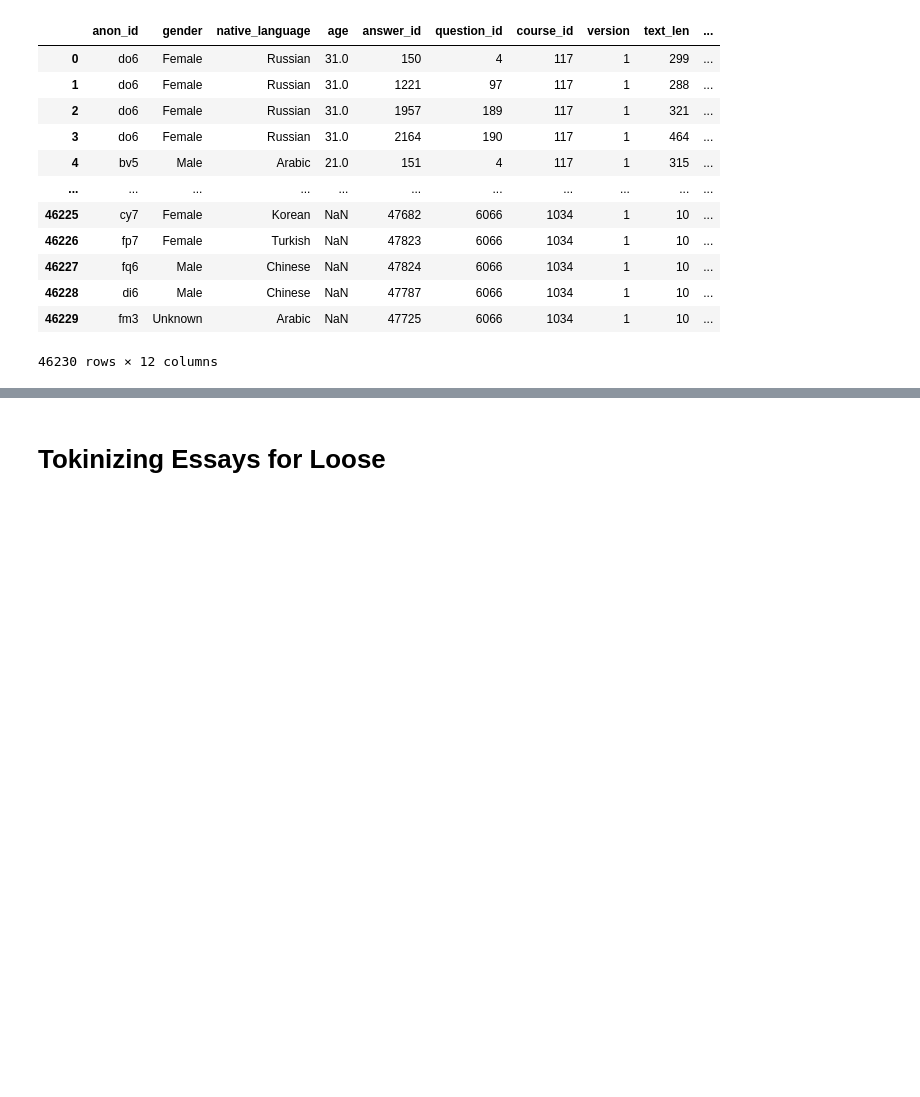
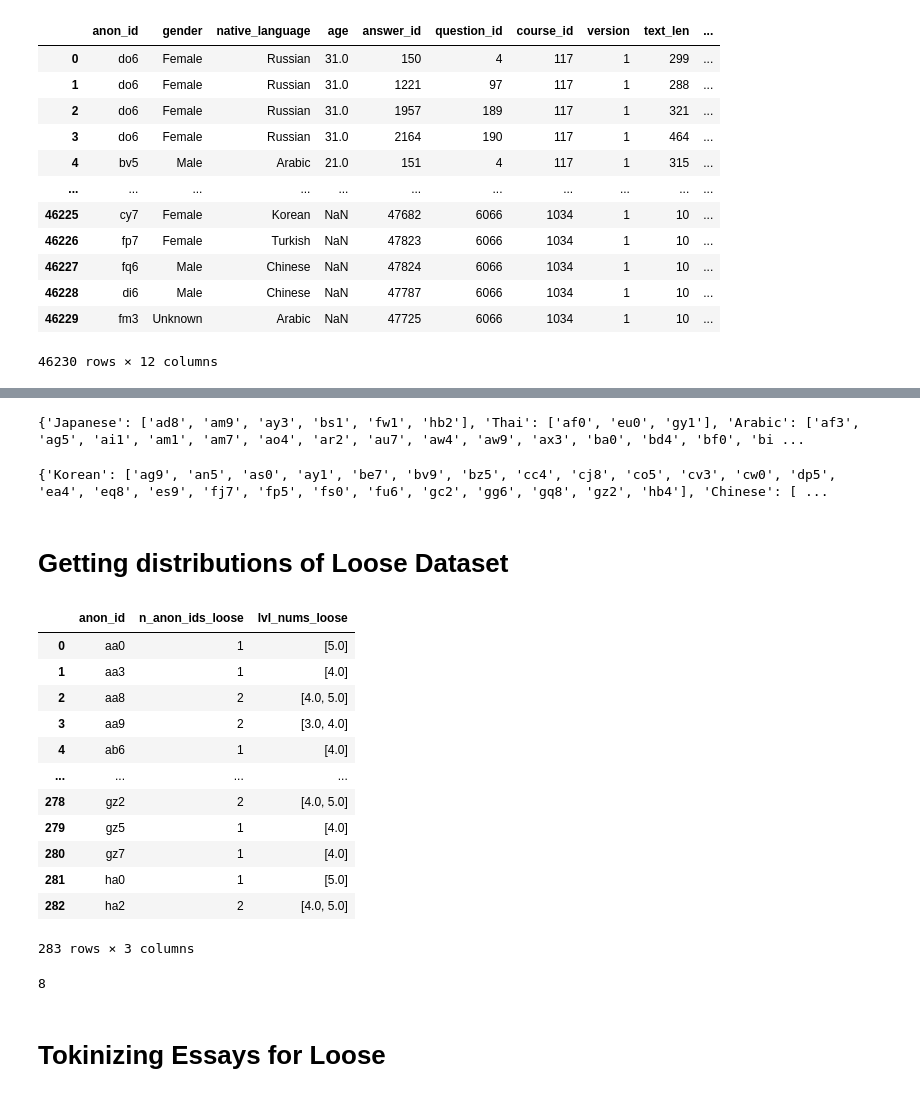
Before and after one commit to mencer456/LRDC-Research, a Jupyter notebook: Lexical-Richness.ipynb, the cells around one changed output, grey strips where cells are left out. Saved outputs shown, nothing was run; the diff lists cells and outputs as text; code cells hidden in the pictures; blank space fills up the shorter version.

```diff
--- a/Lexical-Richness.ipynb
+++ b/Lexical-Richness.ipynb
@@ -119,0 +227,76 @@ stu_ans_crs
+# %%
+lang_dict_all={}
+for i in all_three:
+    df_ind=binarySearchArr(all_anon,i)
+    key=sorted_sac.at[df_ind,'native_language']
+    val=sorted_sac.at[df_ind,'anon_id']
+
+    if key in lang_dict_all:
+        lang_dict_all[key].append(val)
+    else:
+        lang_dict_all[key]=[val]
+
+print(lang_dict_all)
+# %% [output]
+{'Japanese': ['ad8', 'am9', 'ay3', 'bs1', 'fw1', 'hb2'], 'Thai': ['af0', 'eu0', 'gy1'], 'Arabic': ['af3', 'ag5', 'ai1', 'am1', 'am7', 'ao4', 'ar2', 'au7', 'aw4', 'aw9', 'ax3', 'ba0', 'bd4', 'bf0', 'bi ...
+# %%
+remove=[]
+just_rks=lang_dict_all
+for key in just_rks.keys():
+    if (key != 'Korean' and key != 'Chinese' and key != 'Spanish'):
+        remove.append(key)
+
+
+for i in remove:
+        just_rks.pop(i)
+
+print(just_rks)
+# %% [output]
+{'Korean': ['ag9', 'an5', 'as0', 'ay1', 'be7', 'bv9', 'bz5', 'cc4', 'cj8', 'co5', 'cv3', 'cw0', 'dp5', 'ea4', 'eq8', 'es9', 'fj7', 'fp5', 'fs0', 'fu6', 'gc2', 'gg6', 'gq8', 'gz2', 'hb4'], 'Chinese': [ ...
+# %% [markdown]
+# Getting distributions of Loose Dataset
+# %%
+# dropping the columns that aren't needed for what we're doing right now
+dropped_loose=loose.drop(columns=['3Langs','Item','answer_id','gender','course_id','class_id','question_id','version','text1_len',
+                                     'text2_len','text3_len','text1','text2 (line breaks/extra spaces removed, spaces added to reach 60)',
+                                     'text3 (edits made to fix word counts)','Judgement','Notes'])
+final_loose=dropped_loose.dropna()
+# %%
+# this code gets how many times an id appeared (n_anon_ids) as well as an array of what levels they participated in (lvl_nums)
+clean_ids_lvl_loose=final_loose.groupby('anon_id').agg(
+    n_anon_ids_loose=('level_id', 'nunique'),
+    lvl_nums_loose=('level_id', get_uniques)
+)
+
+#changes the clean_ids_lvl's index so we can access the anon_id easier
+ind_loose= clean_ids_lvl_loose.reset_index()
+ind_loose
+# %% [output]
+|  | anon_id | n_anon_ids_loose | lvl_nums_loose |
+| 0 | aa0 | 1 | [5.0] |
+| 1 | aa3 | 1 | [4.0] |
+| 2 | aa8 | 2 | [4.0, 5.0] |
+| 3 | aa9 | 2 | [3.0, 4.0] |
+| 4 | ab6 | 1 | [4.0] |
+| ... | ... | ... | ... |
+| 278 | gz2 | 2 | [4.0, 5.0] |
+| 279 | gz5 | 1 | [4.0] |
+| 280 | gz7 | 1 | [4.0] |
+| 281 | ha0 | 1 | [5.0] |
+| 282 | ha2 | 2 | [4.0, 5.0] |
+283 rows × 3 columns
+# %%
+# for loop that checks if lvl_nums has all three levels in it (3,4, and 5)
+# if there are three values in lvl_nums, the anon_id is appended to the all_three list
+ind=0
+all_three_loose=[]
+append=''
+for i in ind_loose.anon_id:
+    if ind_loose.iat[ind, 1]==3:
+        append=ind_loose.at[ind,'anon_id']
+        all_three_loose.append(append)
+    ind=ind+1
+
+len(all_three_loose)
+# %% [output]
+8
```
Also changed, not shown: parts of 11 cells of this notebook.
